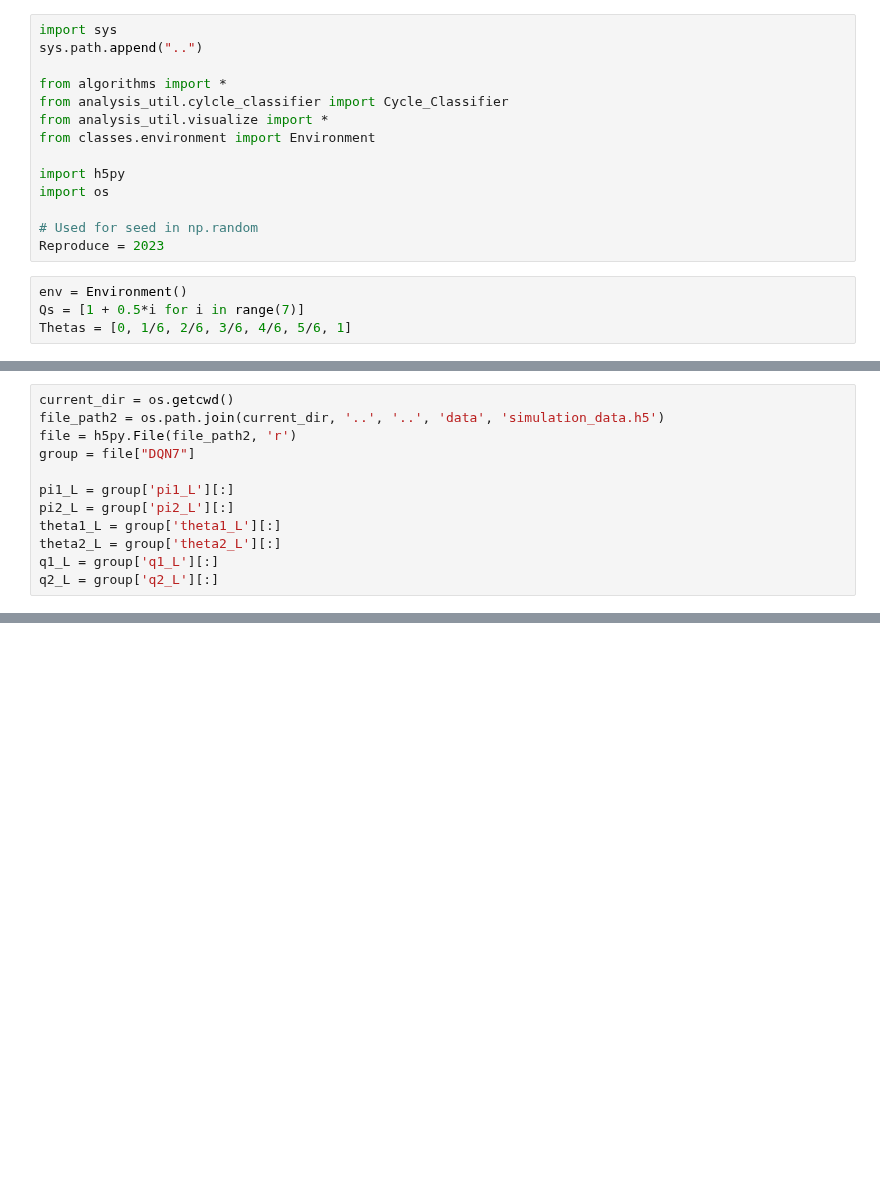
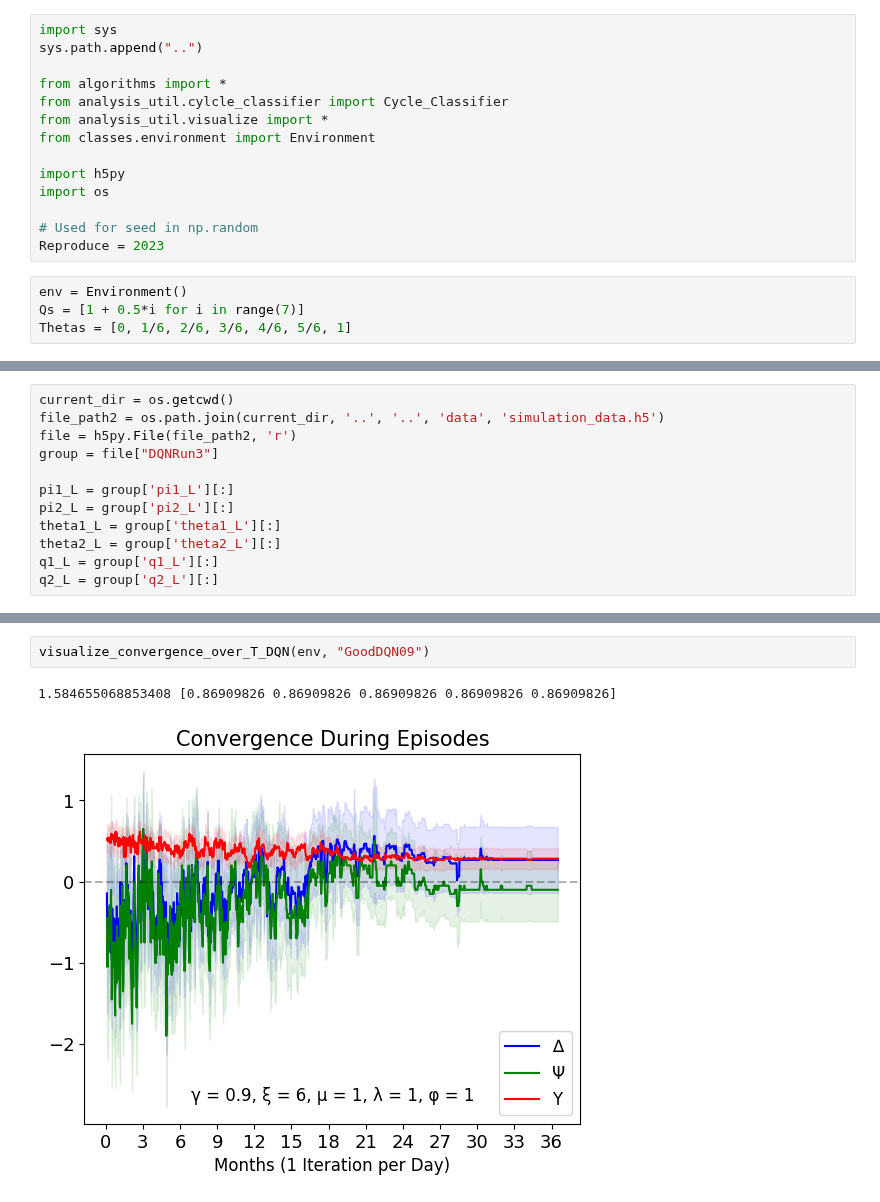
Before and after one commit to WouterBant/Algorithmic-Collusion-an-Experimental-Study, a Jupyter notebook: src/runs/DQN.ipynb, the cells around one changed output, grey strips where cells are left out. Cells and saved outputs as stored; diff of their text form; blank space fills up the shorter version.

```diff
--- a/src/runs/DQN.ipynb
+++ b/src/runs/DQN.ipynb
@@ -67,7 +59,7 @@ kappa3/theta2_t
 current_dir = os.getcwd()
 file_path2 = os.path.join(current_dir, '..', '..', 'data', 'simulation_data.h5')
 file = h5py.File(file_path2, 'r')
-group = file["DQN7"]
+group = file["DQNRun3"]
 
 pi1_L = group['pi1_L'][:]
 pi2_L = group['pi2_L'][:]
@@ -91,0 +145,5 @@ visualize_last_L(pi1_L[0], pi2_L[0], theta1_L[0], theta2_L[0], q1_L[0], q2_L[0])
+# %%
+visualize_convergence_over_T_DQN(env, "GoodDQN09")
+# %% [output]
+1.584655068853408 [0.86909826 0.86909826 0.86909826 0.86909826 0.86909826]
+[figure, added]
```
Also changed, not shown: parts of 10 cells of this notebook, 3 other files.
